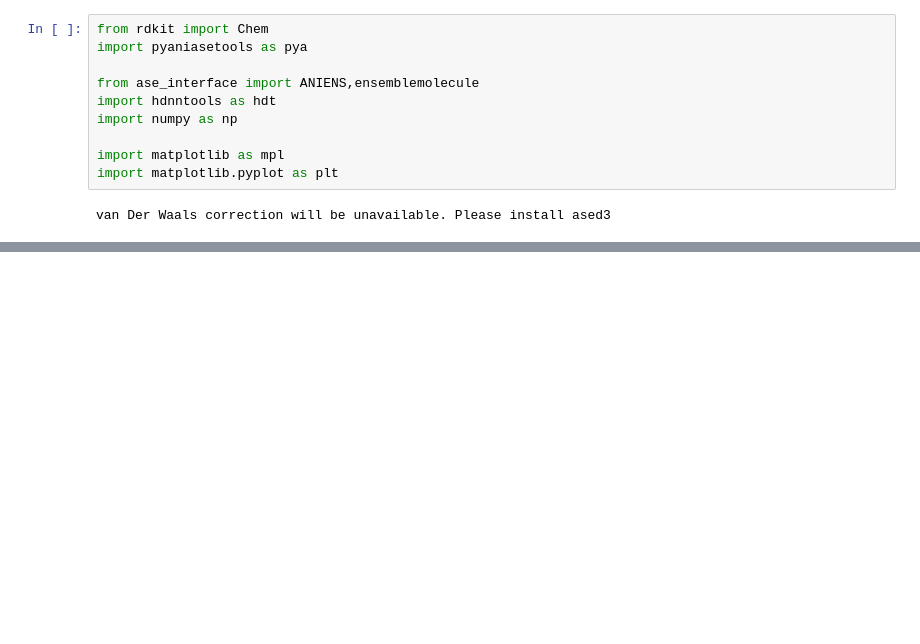
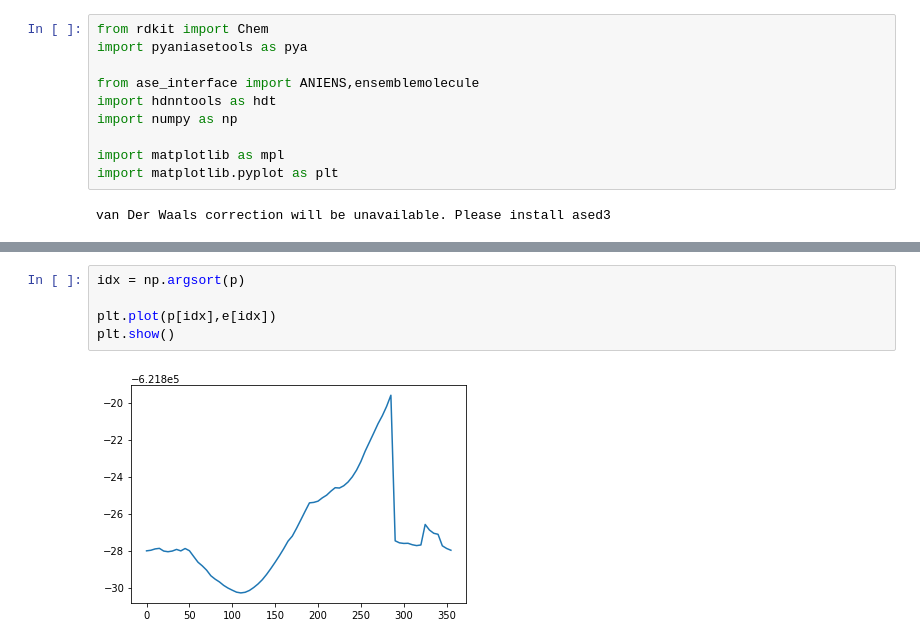
Before and after one commit to Jussmith01/ANI-Tools, a Jupyter notebook: notebooks/dihedral_test.ipynb, the cells around one changed output, grey strips where cells are left out. Drawn from its saved outputs; the diff is of its cells as text; blank space fills up the shorter version.

```diff
--- a/notebooks/dihedral_test.ipynb
+++ b/notebooks/dihedral_test.ipynb
@@ -60,0 +65,7 @@ Phi value (degrees), energy (kcal/mol)=  185.00 -117296.16
+# %%
+idx = np.argsort(p)
+
+plt.plot(p[idx],e[idx])
+plt.show()
+# %% [output]
+[figure, added]
```
Also changed, not shown: parts of 4 cells of this notebook, 2 other files.
